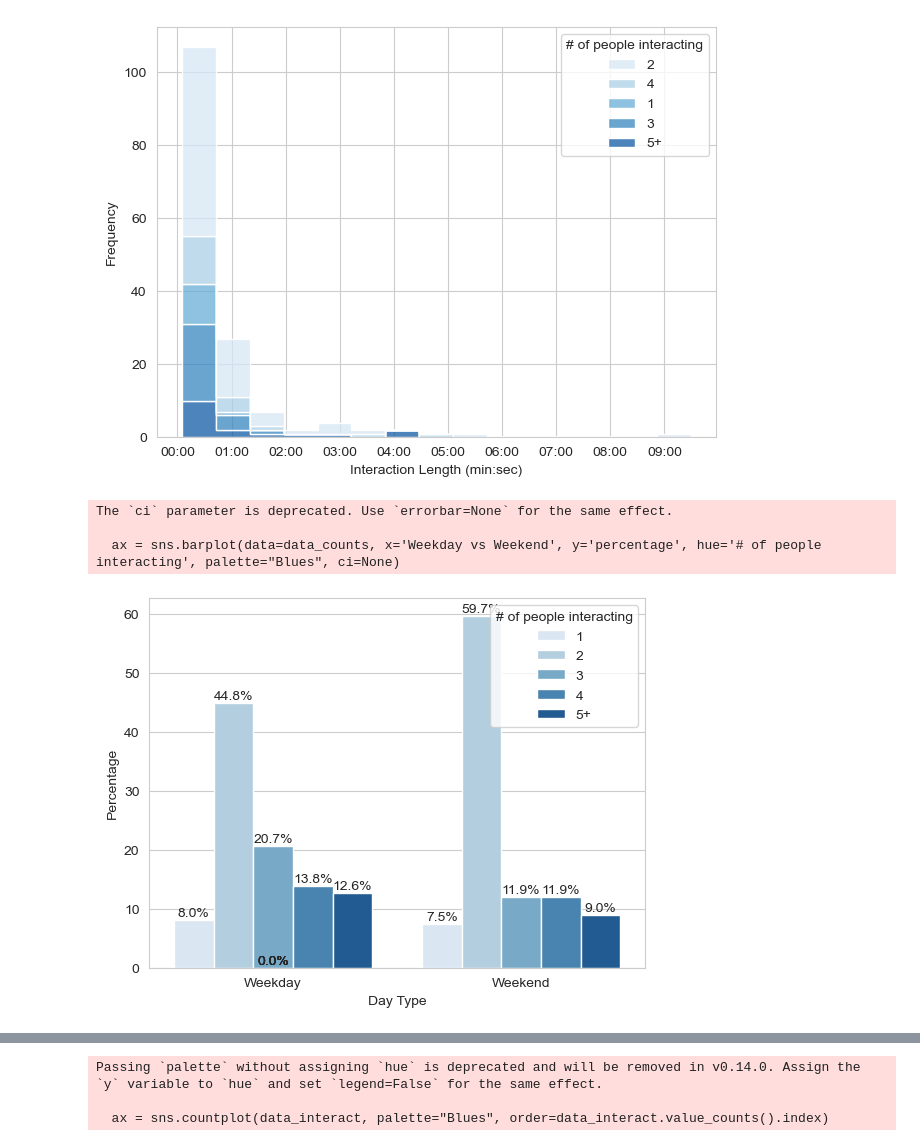
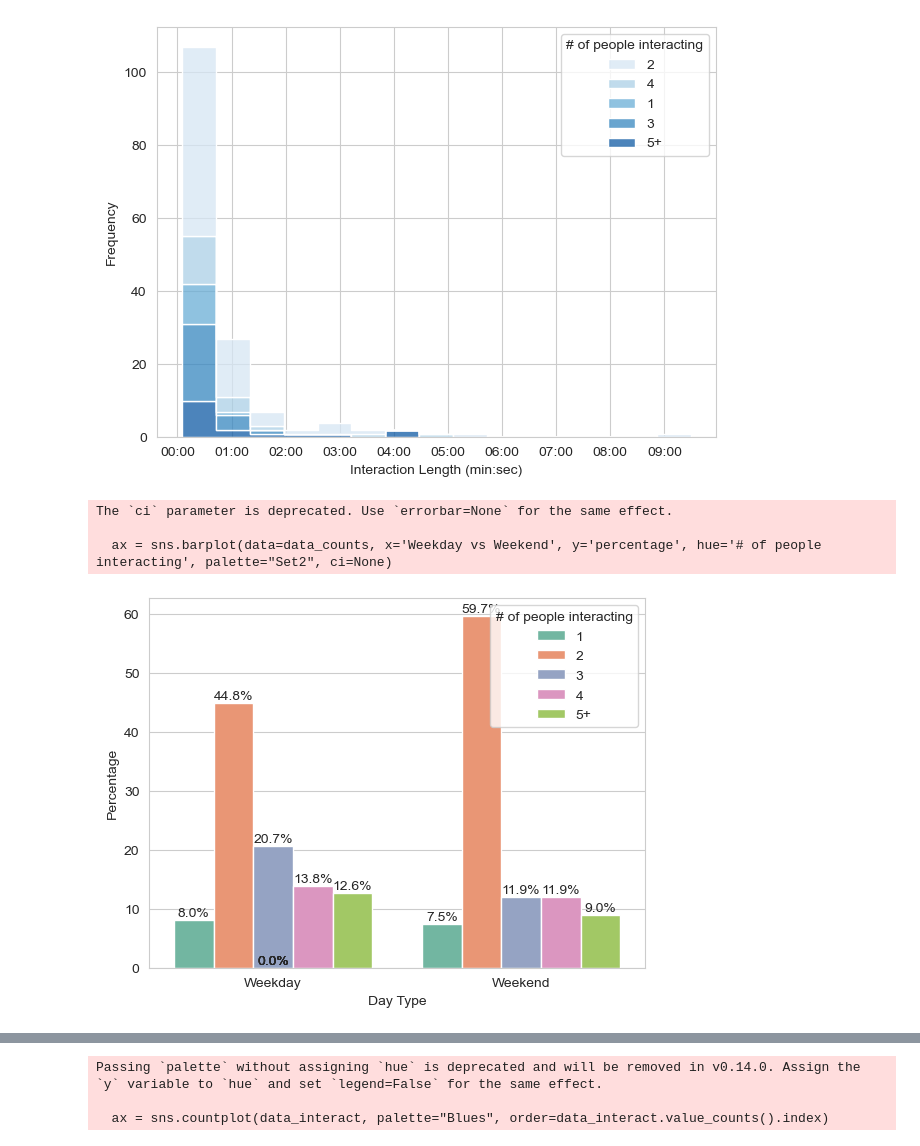
Before and after one commit to ayah825/zoo_interactions_cogs13proj, a Jupyter notebook: analysis.ipynb, the cells around one changed output, grey strips where cells are left out. Cells and saved outputs as stored; diff of their text form; code cells hidden in the pictures.

```diff
--- a/analysis.ipynb
+++ b/analysis.ipynb
@@ -176,26 +176,26 @@ plt.show()
 # %%
 # graph of number of people interacting by weekend vs weekday
 
 data['Weekday vs Weekend'] = pd.to_datetime(data['Date']).dt.day_name()
 data['Weekday vs Weekend'] = np.where(data['Weekday vs Weekend'].isin(['Saturday', 'Sunday']), 'Weekend', 'Weekday')
 
 # normalize the data for weekend vs weekday to only be percentages
 data_counts = data.groupby(['Weekday vs Weekend', '# of people interacting']).size().reset_index(name='count')
 data_counts['percentage'] = data_counts['count'] / data_counts.groupby('Weekday vs Weekend')['count'].transform('sum') * 100
 
-ax = sns.barplot(data=data_counts, x='Weekday vs Weekend', y='percentage', hue='# of people interacting', palette="Blues", ci=None)
+ax = sns.barplot(data=data_counts, x='Weekday vs Weekend', y='percentage', hue='# of people interacting', palette="Set2", ci=None)
 plt.xlabel("Day Type")
 plt.ylabel("Percentage")
 
 # Add percentages to the bars
 for p in ax.patches:
     height = p.get_height()
     percentage = height
     ax.annotate(f'{percentage:.1f}%', (p.get_x() + p.get_width() / 2, height), ha='center', va='center', xytext=(0, 5), textcoords='offset points')
 
 plt.show()
 # %% [output]
 The `ci` parameter is deprecated. Use `errorbar=None` for the same effect.
 
-  ax = sns.barplot(data=data_counts, x='Weekday vs Weekend', y='percentage', hue='# of people interacting', palette="Blues", ci=None)
+  ax = sns.barplot(data=data_counts, x='Weekday vs Weekend', y='percentage', hue='# of people interacting', palette="Set2", ci=None)
-[figure, old version]
+[figure, new version]
```
Also changed, not shown: parts of 3 cells of this notebook.
